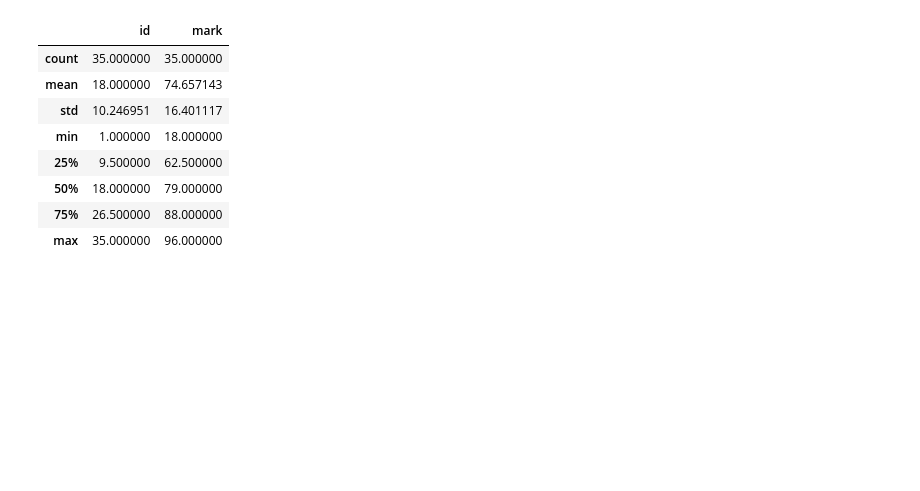
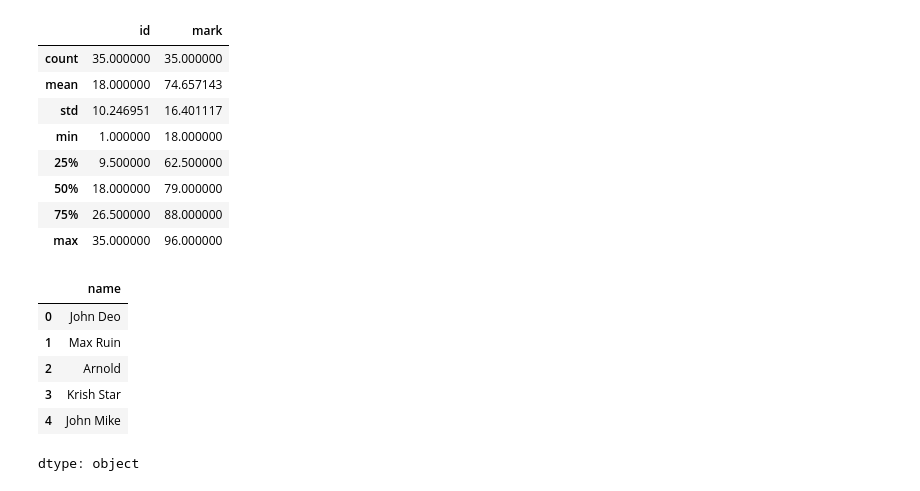
Before and after one commit to LukeSeymour1993/Portfolio, a Jupyter notebook: portfolio1.ipynb, the cells around one changed output. Saved outputs shown, nothing was run; the diff lists cells and outputs as text; code cells hidden in the pictures; blank space fills up the shorter version.

```diff
--- a/portfolio1.ipynb
+++ b/portfolio1.ipynb
@@ -53,3 +52,14 @@ data_frame.describe()
 | 50% | 18.000000 | 79.000000 |
 | 75% | 26.500000 | 88.000000 |
 | max | 35.000000 | 96.000000 |
+# %%
+names = data_frame["name"]
+names.head()
+# %% [output]
+|  | name |
+| 0 | John Deo |
+| 1 | Max Ruin |
+| 2 | Arnold |
+| 3 | Krish Star |
+| 4 | John Mike |
+dtype: object
```
Also changed, not shown: parts of 6 cells of this notebook.
